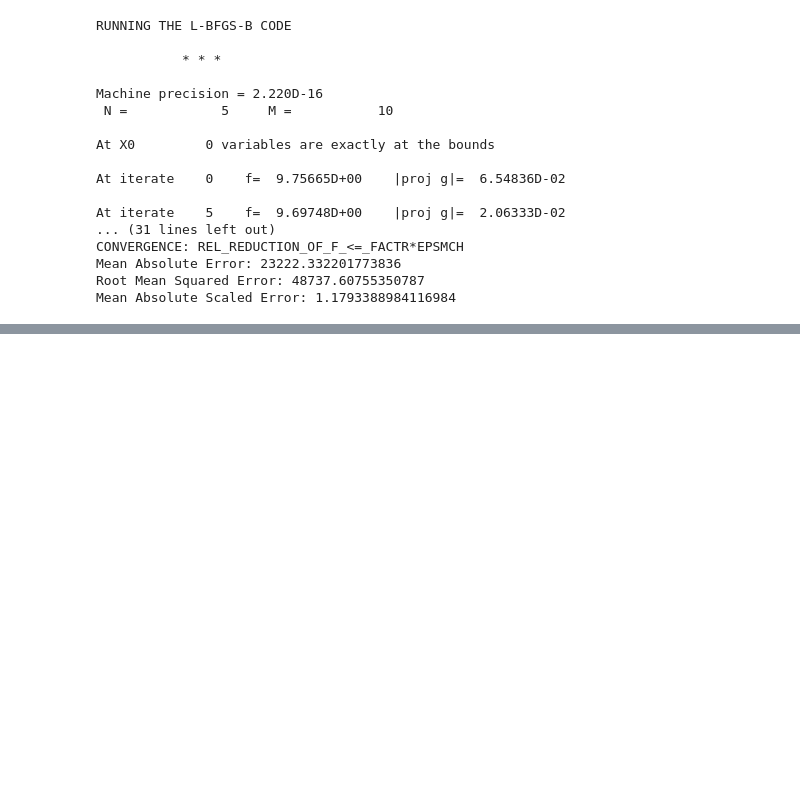
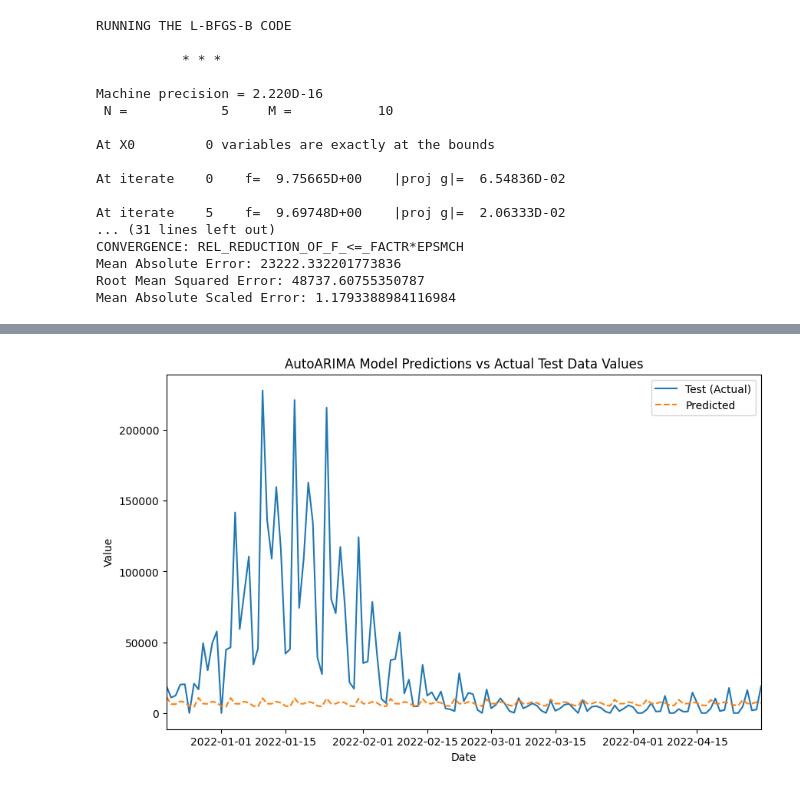
Before and after one commit to danielhe-nu/STAT390-Snowman, a Jupyter notebook: willem_univ_arima_seasonal_ca.ipynb, the cells around one changed output, grey strips where cells are left out. Saved outputs shown, nothing was run; the diff lists cells and outputs as text; code cells hidden in the pictures; blank space fills up the shorter version.

```diff
--- a/willem_univ_arima_seasonal_ca.ipynb
+++ b/willem_univ_arima_seasonal_ca.ipynb
@@ -316,0 +379,19 @@ Mean Absolute Scaled Error: 1.1793388984116984
+# %%
+train = ca_uni_df[:-n_periods]
+test = ca_uni_df[-n_periods:]
+
+
+plt.figure(figsize=(10, 6))
+
+plt.plot(test.index, test, label='Test (Actual)')
+plt.plot(test.index, forecast, label='Predicted', linestyle='--')
+
+plt.xlim(test.index[0], test.index[-1])
+
+plt.title('AutoARIMA Model Predictions vs Actual Test Data Values')
+plt.xlabel('Date')
+plt.ylabel('Value')
+plt.legend()
+plt.show()
+# %% [output]
+[figure, added]
```
Also changed, not shown: parts of 4 cells of this notebook.
